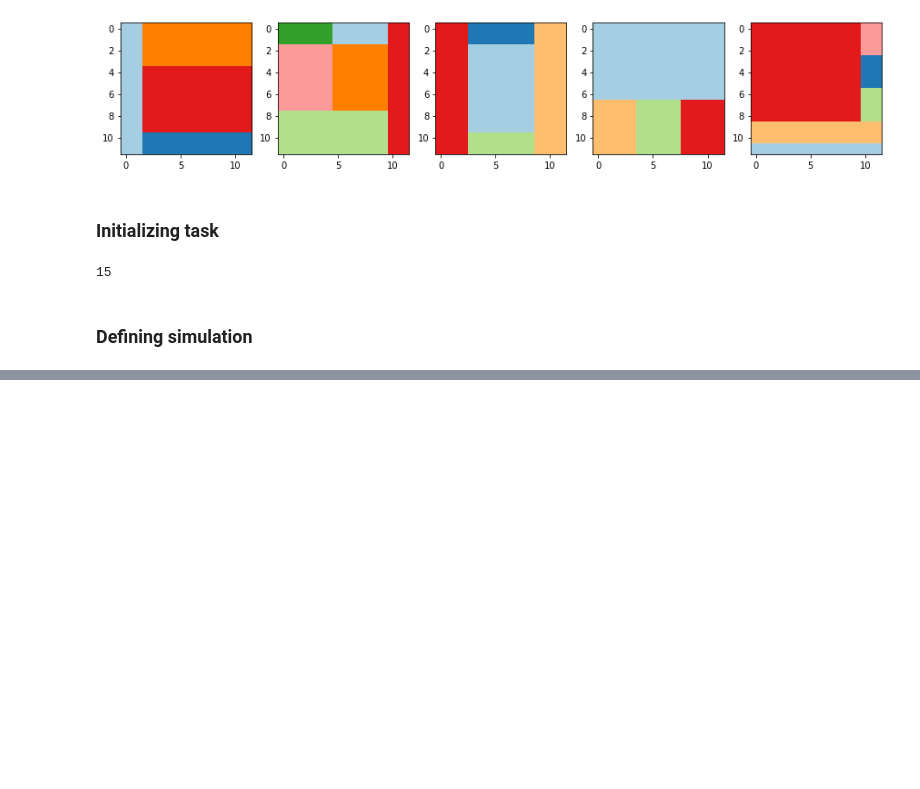
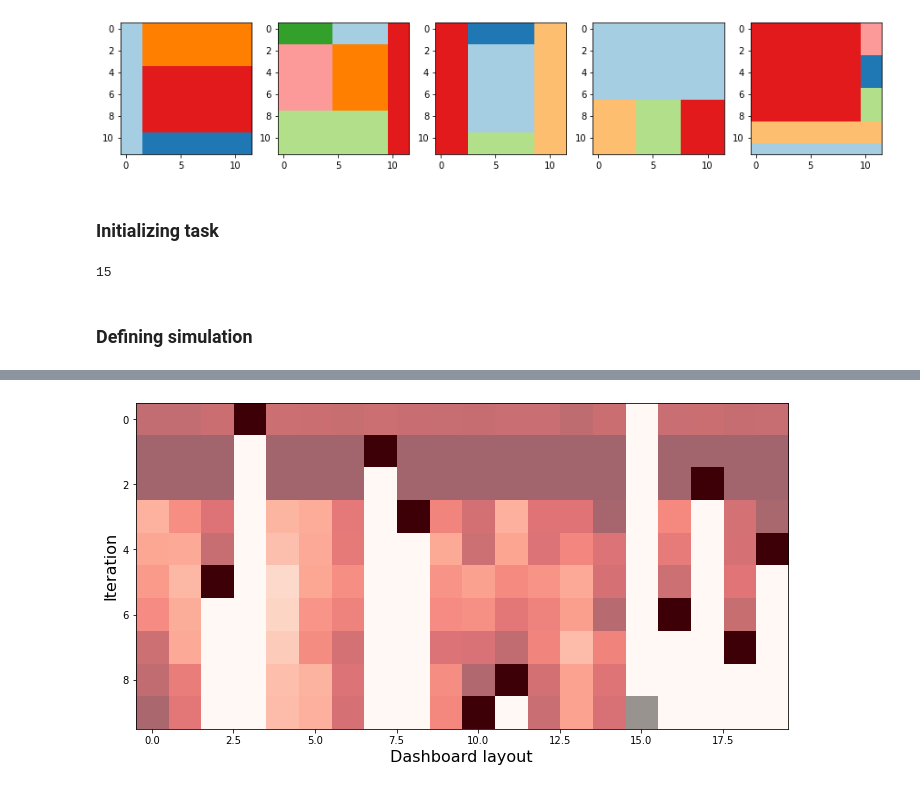
Before and after one commit to benlevyx/interpretable-ml, a Jupyter notebook: notebooks/bayes_opt.ipynb, the cells around one changed output, grey strips where cells are left out. Cells and saved outputs as stored; diff of their text form; code cells hidden in the pictures; blank space fills up the shorter version.

```diff
--- a/notebooks/bayes_opt.ipynb
+++ b/notebooks/bayes_opt.ipynb
@@ -257,0 +268,8 @@ for i in range(n_iter):
+# %%
+exp_imps = np.hstack(exp_imps)
+exp_imps = exp_imps / exp_imps.max(axis=0, keepdims=True)
+# %%
+idxs_sampled = np.zeros_like(exp_imps)
+for i, j in enumerate(idx_samp):
+    idxs_sampled[j, i - 1] = 1
+idxs_sampled
@@ -257,0 +301,9 @@ for i in range(n_iter):
+# %%
+plt.figure(figsize=(12, 6))
+im = plt.imshow(exp_imps.T, cmap='Reds')
+plt.imshow(idxs_sampled.T, cmap='gray_r', alpha=0.4)
+plt.ylabel('Iteration', size=16)
+plt.xlabel('Dashboard layout', size=16)
+plt.savefig('../figs/optimization.png')
+# %% [output]
+[figure, added]
```
Also changed, not shown: parts of 9 cells of this notebook, 4 other files.
